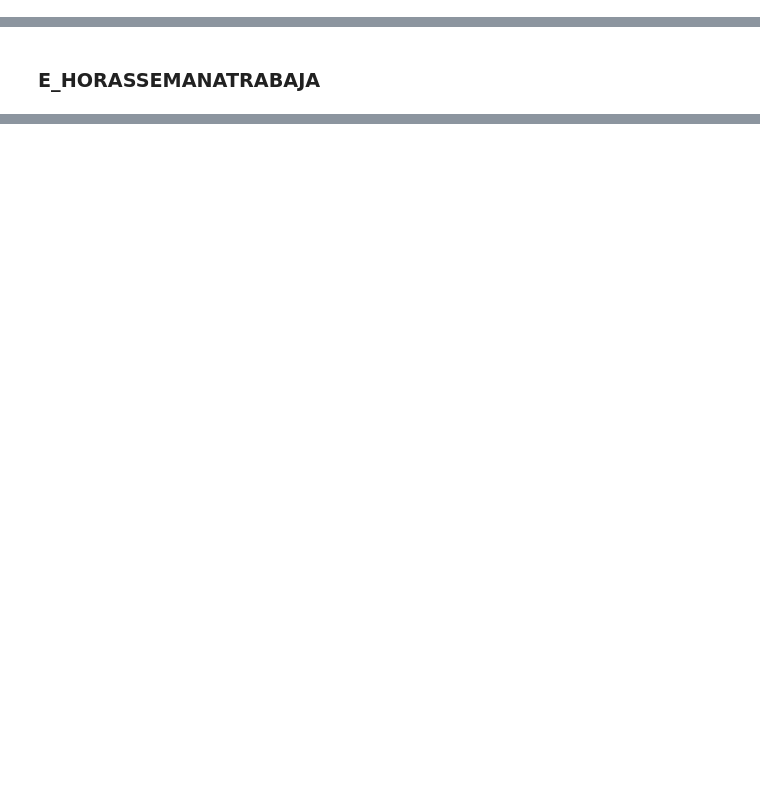
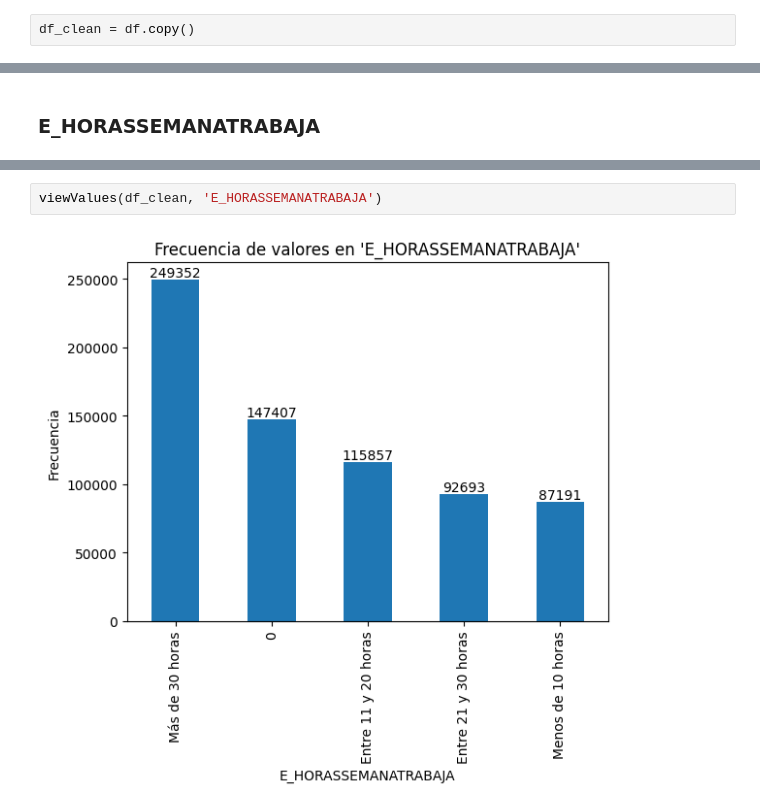
Before and after one commit to Thomascc123/Proyecto-Kaggle-Modelos, a Jupyter notebook: 02 - preprocesado.ipynb, the cells around one changed output, grey strips where cells are left out. Drawn from its saved outputs; the diff is of its cells as text; blank space fills up the shorter version.

```diff
--- a/02 - preprocesado.ipynb
+++ b/02 - preprocesado.ipynb
@@ -110,3 +379,5 @@ def getDistincValues(df, column):
+# %%
+df_clean = df.copy()
 # %% [markdown]
 ### E_VALORMATRICULAUNIVERSIDAD
 # %%
@@ -1424,0 +401,4 @@ print(train.head(50))
+# %%
+viewValues(df_clean, 'E_HORASSEMANATRABAJA')
+# %% [output]
+[figure, added]
```
Also changed, not shown: parts of 280 cells of this notebook.
